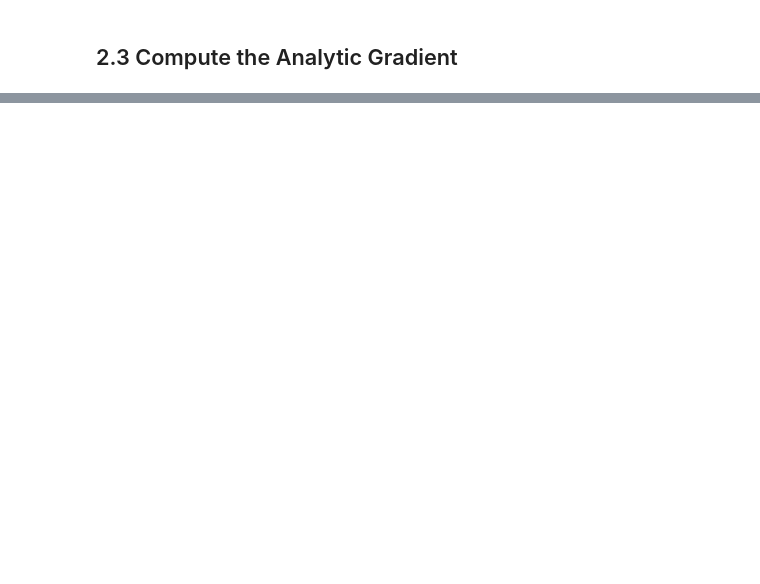
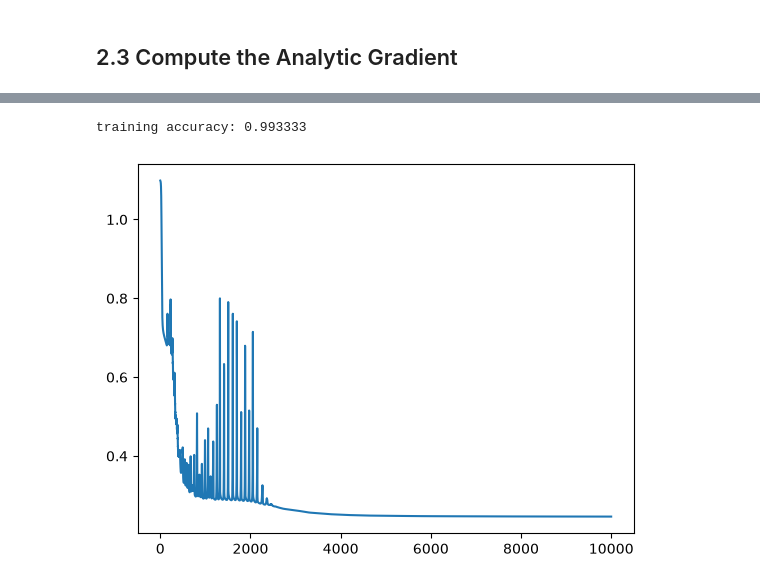
Before and after one commit to serafinebot/ai-research, a Jupyter notebook: cifar-10/spiral.ipynb, the cells around one changed output, grey strips where cells are left out. Saved outputs shown, nothing was run; the diff lists cells and outputs as text; code cells hidden in the pictures; blank space fills up the shorter version.

```diff
--- a/cifar-10/spiral.ipynb
+++ b/cifar-10/spiral.ipynb
@@ -174,0 +439,63 @@ $$
+# %%
+h = 100 # hidden layer size
+
+w1 = 0.01 * rng.standard_normal((D, h))
+b1 = np.zeros(h)
+w2 = 0.01 * rng.standard_normal((h, K))
+b2 = np.zeros(K)
+
+step_size = 1e-0
+reg = 1e-3
+n_iter = 10000
+losses = np.zeros(n_iter)
+sample_idx = np.arange(N*K)
+
+for i in range(n_iter):
+    lh = np.maximum(0, X @ w1 + b1) # ReLu
+    scores = lh @ w2 + b2
+
+    # calculate scores and probabilities
+    scores_adjusted = scores - scores.max(axis=1, keepdims=True) # max per sample (row), across classes
+    expscores = np.exp(scores_adjusted)
+    probs = expscores / expscores.sum(axis=1, keepdims=True)
+
+    # calculate the loss
+    data_loss = np.mean(-np.log(probs[sample_idx, y])) # p_{i,y_i}
+    reg_loss = 0.5 * reg * np.sum(w1**2) + 0.5 * reg * np.sum(w2**2)
+    loss = data_loss + reg_loss
+
+    # calculate the gradient for scores
+    dscores = probs.copy()
+    dscores[sample_idx, y] -= 1 # subtract 1 only at each sample's correct class
+    dscores /= N*K
+
+    # backpropagate the gradient to layer 2
+    dw2 = lh.T @ dscores
+    dw2 += reg * w2
+    db2 = dscores.sum(axis=0)
+
+    # backpropagate the gradient to the hidden layer
+    dh = dscores @ w2.T
+    dh[lh <= 0] = 0
+
+    # backpropagate the gradient to layer 1
+    dw1 = X.T @ dh
+    dw1 += reg * w1
+    db1 = dh.sum(axis=0)
+
+    # perform a single parameter update
+    w1 += -step_size * dw1
+    b1 += -step_size * db1
+    w2 += -step_size * dw2
+    b2 += -step_size * db2
+
+    losses[i] = loss
+
+plt.plot(np.arange(n_iter), losses)
+
+scores = np.maximum(0, X @ w1 + b1) @ w2 + b2
+predicted_class = np.argmax(scores, axis=1)
+print(f"training accuracy: {np.mean(predicted_class == y):.6f}")
+# %% [output]
+training accuracy: 0.993333
+[figure, added]
```
Also changed, not shown: parts of 18 cells of this notebook.
